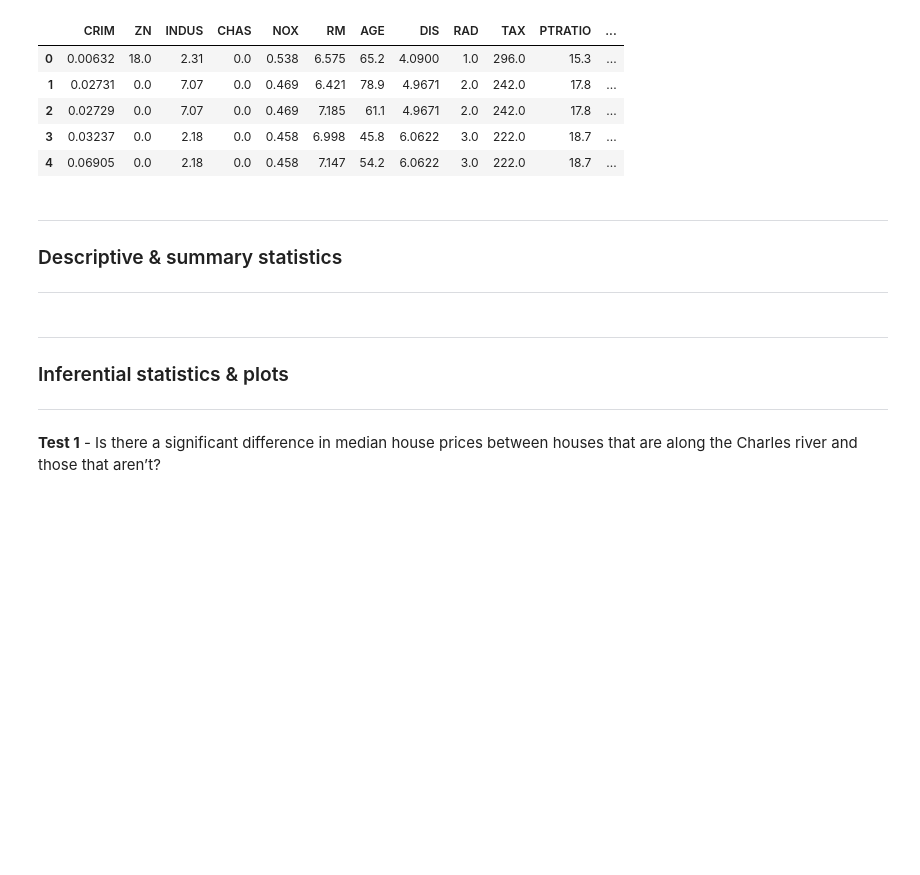
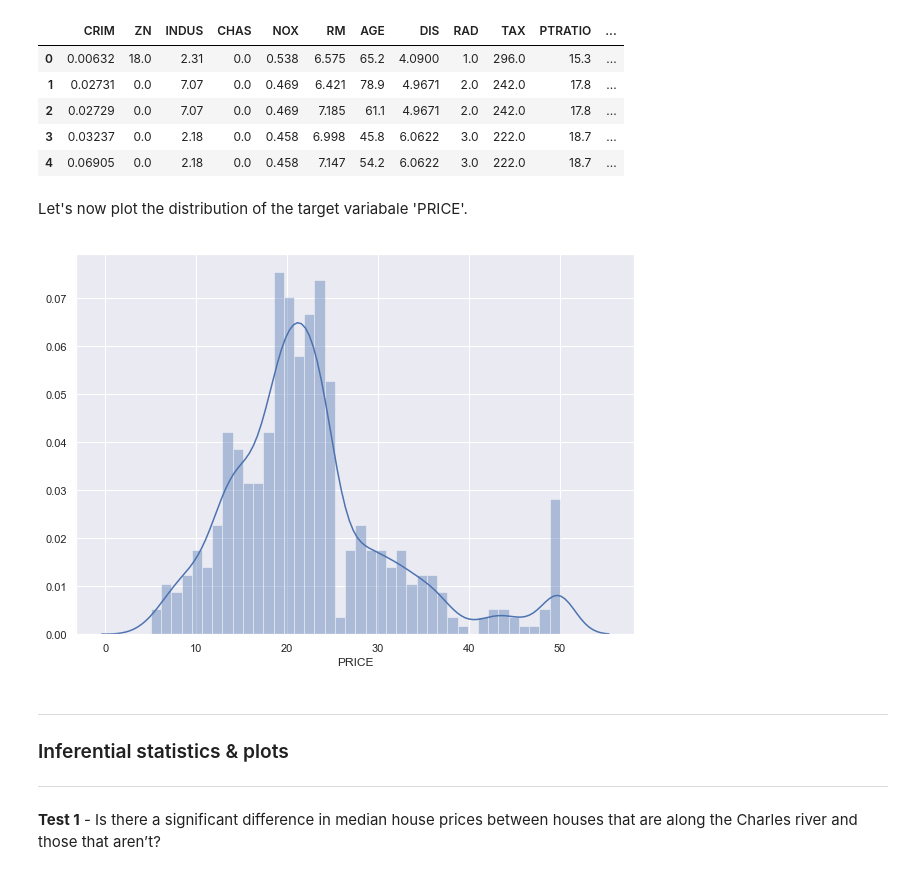
Before and after one commit to Datagatherer2357/Machine-Learning-and-Statistics-2019-Assessment, a Jupyter notebook: Machine-Learning-and-Statistics-2019-Assessment.ipynb, the cells around one changed output. Cells and saved outputs as stored; diff of their text form; code cells hidden in the pictures; blank space fills up the shorter version.

Commit message:
Determined significance of house locations & plotted distribution plots of prices

```diff
--- a/Machine-Learning-and-Statistics-2019-Assessment.ipynb
+++ b/Machine-Learning-and-Statistics-2019-Assessment.ipynb
@@ -205,10 +211,17 @@ boston.head()
 | 2 | 0.02729 | 0.0 | 7.07 | 0.0 | 0.469 | 7.185 | 61.1 | 4.9671 | 2.0 | 242.0 | 17.8 | ... |
 | 3 | 0.03237 | 0.0 | 2.18 | 0.0 | 0.458 | 6.998 | 45.8 | 6.0622 | 3.0 | 222.0 | 18.7 | ... |
 | 4 | 0.06905 | 0.0 | 2.18 | 0.0 | 0.458 | 7.147 | 54.2 | 6.0622 | 3.0 | 222.0 | 18.7 | ... |
-# %% [markdown]
-***
-### Descriptive & summary statistics
-***
+# %% [markdown]
+Let's now plot the distribution of the target variabale 'PRICE'.
+# %%
+# For this we can use Seaborn:
+import seaborn as sns
+
+sns.set(rc={'figure.figsize':(10,7)})
+sns.distplot(boston['PRICE'], bins=40)
+plt.show()
+# %% [output]
+[figure, added]
 # %% [markdown]
 ***
 ### Inferential statistics & plots
```
Also changed, not shown: parts of 18 cells of this notebook.
